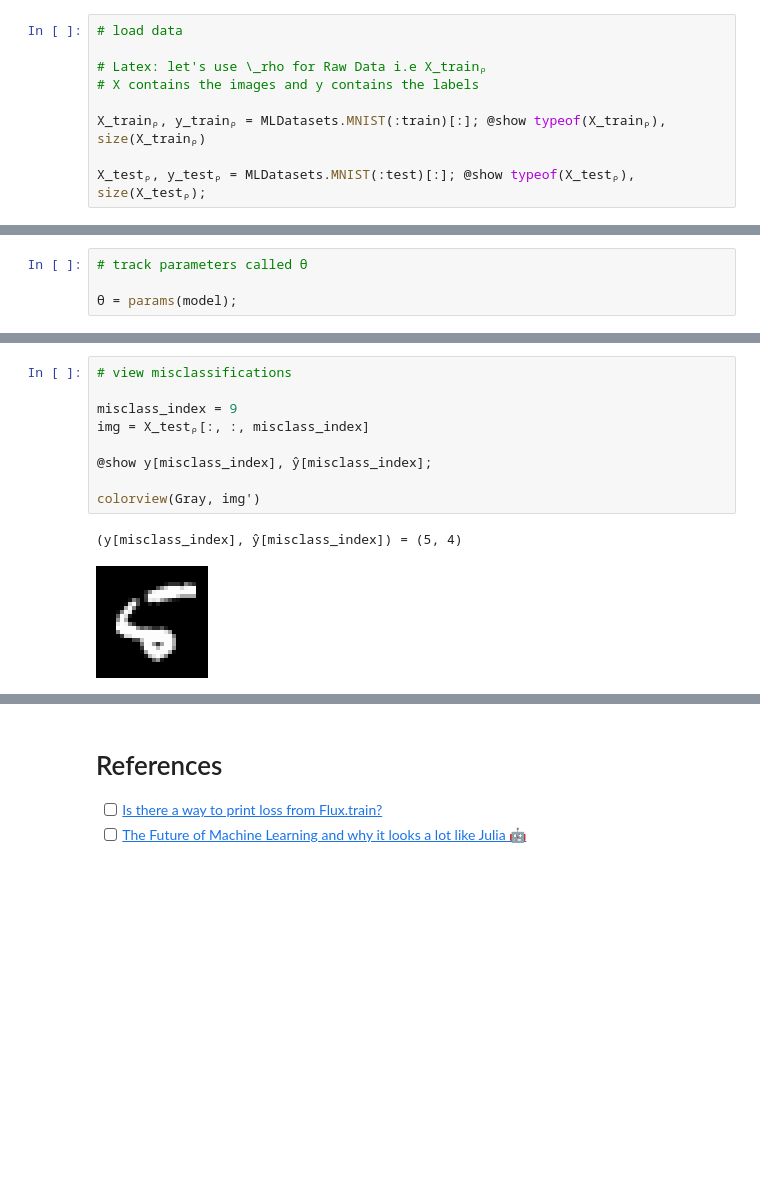
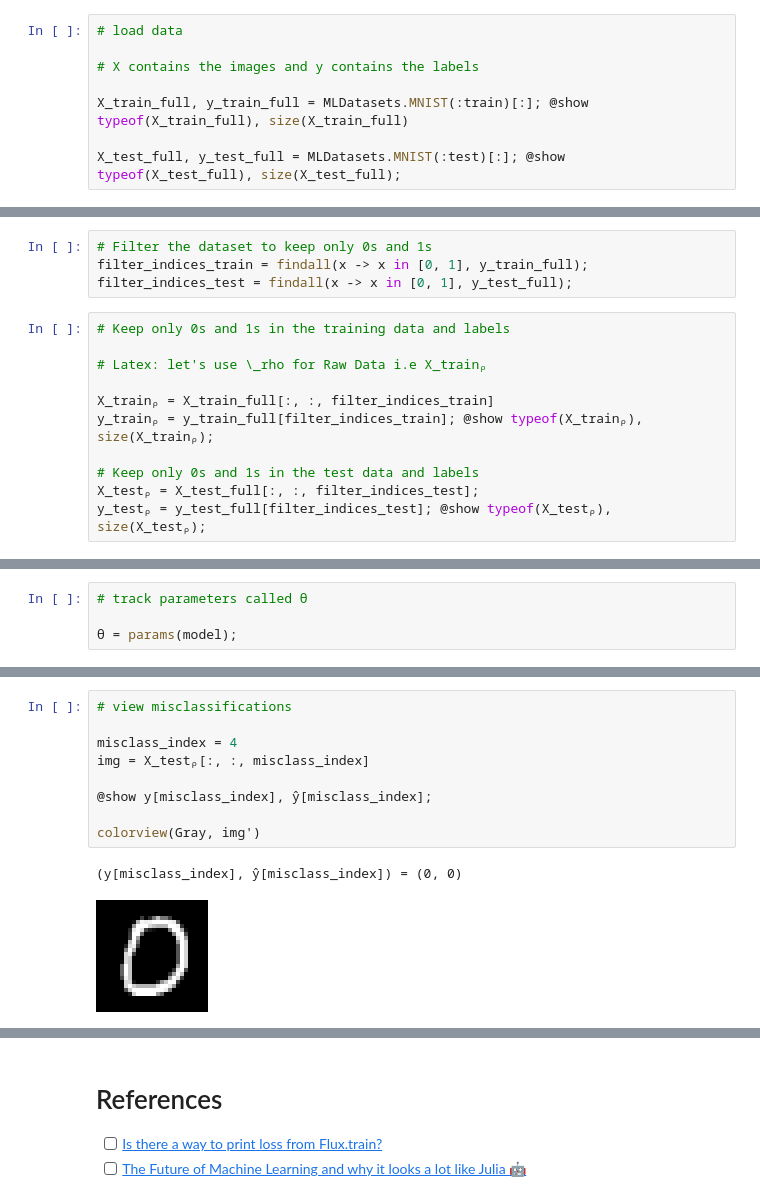
Before and after one commit to setrar/MALIS, a Jupyter notebook: projects/proj2/experiment.ipynb, the cells around one changed output, grey strips where cells are left out. Cells and saved outputs as stored; diff of their text form; blank space fills up the shorter version.

```diff
--- a/projects/proj2/experiment.ipynb
+++ b/projects/proj2/experiment.ipynb
@@ -17,10 +17,9 @@ TaskLocalRNG()
 # %%
 # load data
 
-# Latex: let's use \_rho for Raw Data i.e X_trainᵨ
 # X contains the images and y contains the labels
 
-X_trainᵨ, y_trainᵨ = MLDatasets.MNIST(:train)[:]; @show typeof(X_trainᵨ), size(X_trainᵨ)
+X_train_full, y_train_full = MLDatasets.MNIST(:train)[:]; @show typeof(X_train_full), size(X_train_full)
 
-X_testᵨ, y_testᵨ = MLDatasets.MNIST(:test)[:]; @show typeof(X_testᵨ), size(X_testᵨ);
+X_test_full, y_test_full = MLDatasets.MNIST(:test)[:]; @show typeof(X_test_full), size(X_test_full);
 # %% [output]
@@ -56,0 +28,15 @@ y_testᵨ[index]
+# %%
+# Filter the dataset to keep only 0s and 1s
+filter_indices_train = findall(x -> x in [0, 1], y_train_full);
+filter_indices_test = findall(x -> x in [0, 1], y_test_full);
+# %%
+# Keep only 0s and 1s in the training data and labels
+
+# Latex: let's use \_rho for Raw Data i.e X_trainᵨ
+
+X_trainᵨ = X_train_full[:, :, filter_indices_train]
+y_trainᵨ = y_train_full[filter_indices_train]; @show typeof(X_trainᵨ), size(X_trainᵨ);
+
+# Keep only 0s and 1s in the test data and labels
+X_testᵨ = X_test_full[:, :, filter_indices_test];
+y_testᵨ = y_test_full[filter_indices_test]; @show typeof(X_testᵨ), size(X_testᵨ);
@@ -207,15 +222,15 @@ check_display = [index ŷ y check]
 # %%
 # view misclassifications
 
-misclass_index = 9
+misclass_index = 4
 img = X_testᵨ[:, :, misclass_index]
 
 @show y[misclass_index], ŷ[misclass_index];
 
 colorview(Gray, img')
 # %% [output]
-(y[misclass_index], ŷ[misclass_index]) = (5, 4)
+(y[misclass_index], ŷ[misclass_index]) = (0, 0)
-[figure, old version]
+[figure, new version]
 # %%
 # initialize plot
 
```
Also changed, not shown: parts of 23 cells of this notebook, 6 other files.
